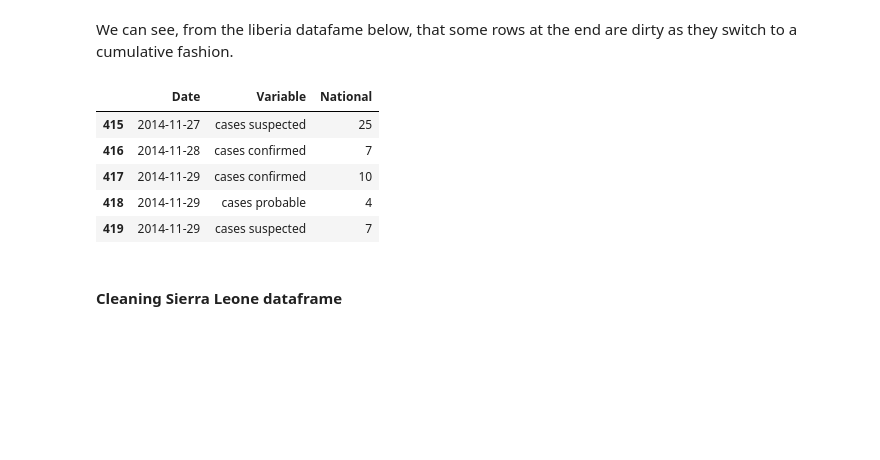
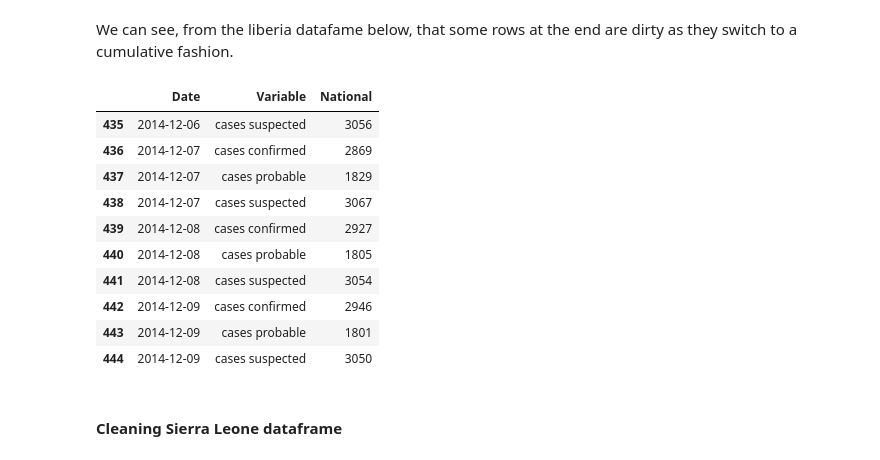
Before and after one commit to Amaumaury/ada-2017, a Jupyter notebook: Homework 1.ipynb, the cells around one changed output. Drawn from its saved outputs; the diff is of its cells as text; code cells hidden in the pictures; blank space fills up the shorter version.

```diff
--- a/Homework 1.ipynb
+++ b/Homework 1.ipynb
@@ -239,15 +247,20 @@ liberia_dataframe = liberia_dataframe.drop(index2)
 liberia_dataframe = liberia_dataframe.reset_index()
 # %% [markdown]
 We can see, from the liberia datafame below, that some rows at the end are dirty as they switch to a cumulative fashion.
-# %%
-liberia_dataframe[-30:].head()
-# %% [output]
-|  | Date | Variable | National |
-| 415 | 2014-11-27 | cases suspected | 25 |
-| 416 | 2014-11-28 | cases confirmed | 7 |
-| 417 | 2014-11-29 | cases confirmed | 10 |
-| 418 | 2014-11-29 | cases probable | 4 |
-| 419 | 2014-11-29 | cases suspected | 7 |
+# %%
+liberia_dataframe[-10:]
+# %% [output]
+|  | Date | Variable | National |
+| 435 | 2014-12-06 | cases suspected | 3056 |
+| 436 | 2014-12-07 | cases confirmed | 2869 |
+| 437 | 2014-12-07 | cases probable | 1829 |
+| 438 | 2014-12-07 | cases suspected | 3067 |
+| 439 | 2014-12-08 | cases confirmed | 2927 |
+| 440 | 2014-12-08 | cases probable | 1805 |
+| 441 | 2014-12-08 | cases suspected | 3054 |
+| 442 | 2014-12-09 | cases confirmed | 2946 |
+| 443 | 2014-12-09 | cases probable | 1801 |
+| 444 | 2014-12-09 | cases suspected | 3050 |
 # %%
 # This cell deals with the cumulative values found at the end of the dataframe for certain reports
 
```
Also changed, not shown: parts of 4 cells of this notebook.
